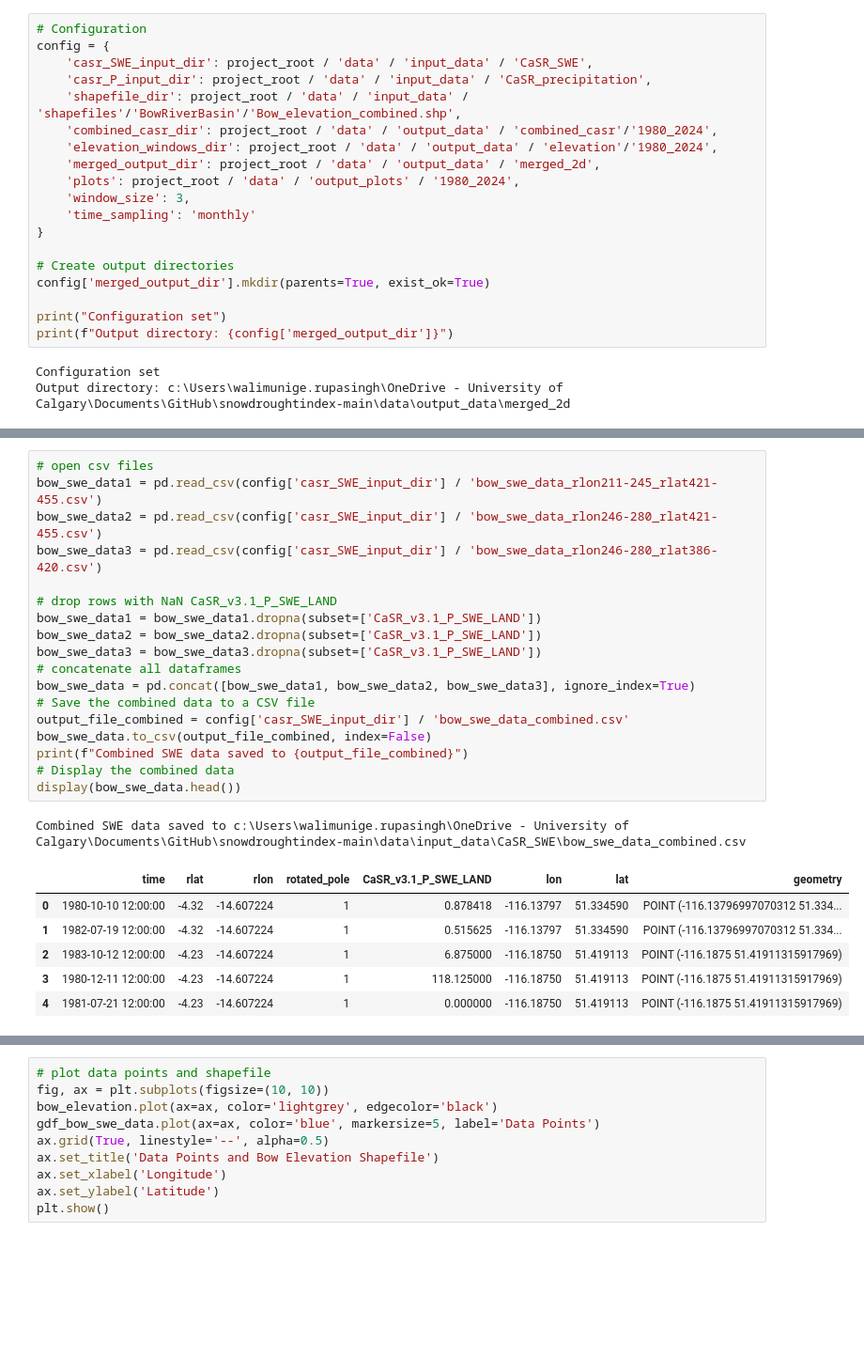
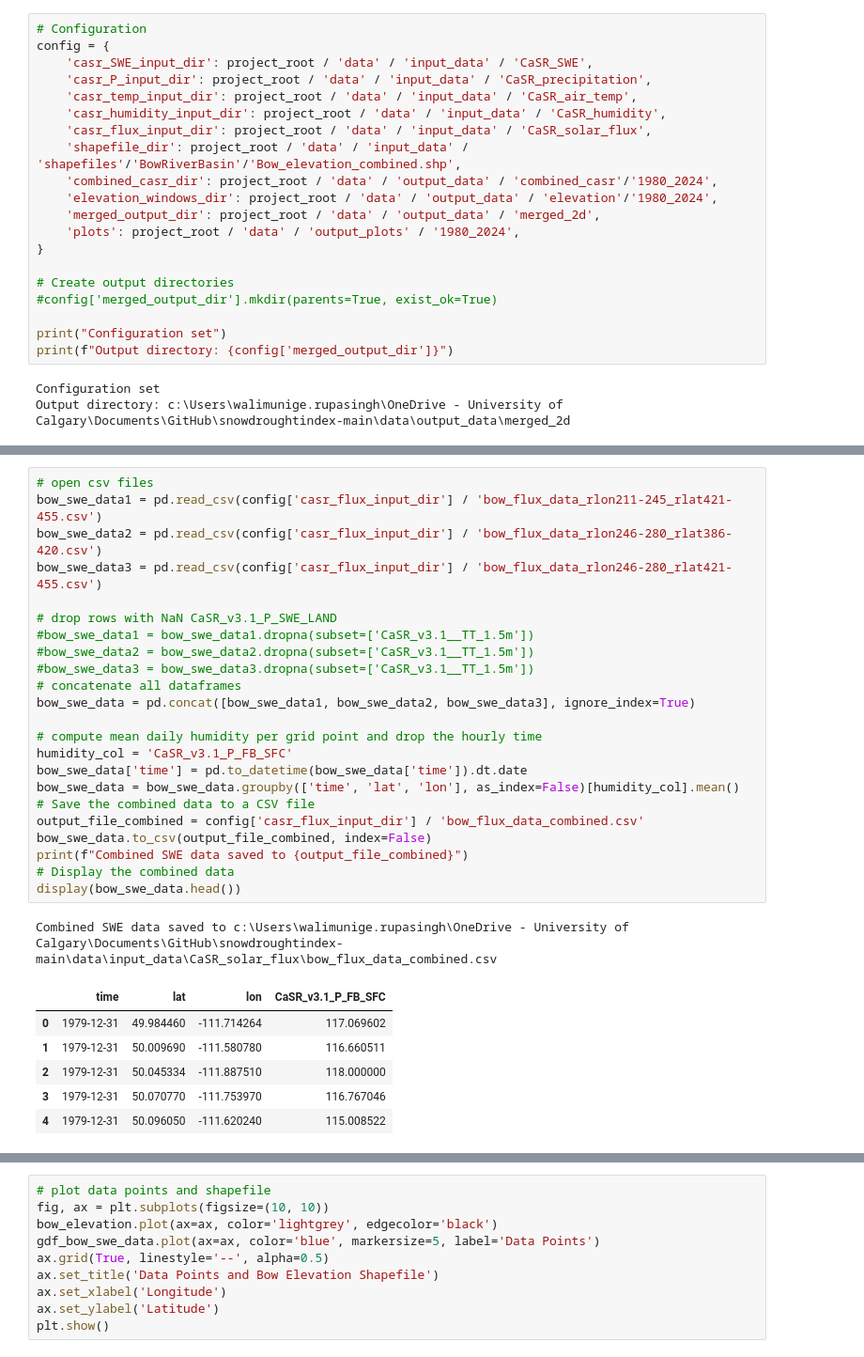
Before and after one commit to Nadiesenali/snowdroughtindex-main, a Jupyter notebook: notebooks/workflows/0.3_CaSR_data_preparation.ipynb, the cells around one changed output, grey strips where cells are left out. Shown: that part at 94% size. Saved outputs shown, nothing was run; the diff lists cells and outputs as text; blank space fills up the shorter version.

```diff
--- a/notebooks/workflows/0.3_CaSR_data_preparation.ipynb
+++ b/notebooks/workflows/0.3_CaSR_data_preparation.ipynb
@@ -52,17 +48,18 @@ logger = logging.getLogger(__name__)
 config = {
     'casr_SWE_input_dir': project_root / 'data' / 'input_data' / 'CaSR_SWE',
     'casr_P_input_dir': project_root / 'data' / 'input_data' / 'CaSR_precipitation',
+    'casr_temp_input_dir': project_root / 'data' / 'input_data' / 'CaSR_air_temp',
+    'casr_humidity_input_dir': project_root / 'data' / 'input_data' / 'CaSR_humidity',
+    'casr_flux_input_dir': project_root / 'data' / 'input_data' / 'CaSR_solar_flux',
     'shapefile_dir': project_root / 'data' / 'input_data' / 'shapefiles'/'BowRiverBasin'/'Bow_elevation_combined.shp',
     'combined_casr_dir': project_root / 'data' / 'output_data' / 'combined_casr'/'1980_2024',
     'elevation_windows_dir': project_root / 'data' / 'output_data' / 'elevation'/'1980_2024',
     'merged_output_dir': project_root / 'data' / 'output_data' / 'merged_2d',
     'plots': project_root / 'data' / 'output_plots' / '1980_2024',
-    'window_size': 3,
-    'time_sampling': 'monthly'
 }
 
 # Create output directories
-config['merged_output_dir'].mkdir(parents=True, exist_ok=True)
+#config['merged_output_dir'].mkdir(parents=True, exist_ok=True)
 
 print("Configuration set")
 print(f"Output directory: {config['merged_output_dir']}")
@@ -716,26 +164,31 @@ Extracted SWE data saved to c:\Users\walimunige.rupasingh\OneDrive - University
 # %%
 # open csv files
-bow_swe_data1 = pd.read_csv(config['casr_SWE_input_dir'] / 'bow_swe_data_rlon211-245_rlat421-455.csv')
-bow_swe_data2 = pd.read_csv(config['casr_SWE_input_dir'] / 'bow_swe_data_rlon246-280_rlat421-455.csv')
-bow_swe_data3 = pd.read_csv(config['casr_SWE_input_dir'] / 'bow_swe_data_rlon246-280_rlat386-420.csv')
+bow_swe_data1 = pd.read_csv(config['casr_flux_input_dir'] / 'bow_flux_data_rlon211-245_rlat421-455.csv')
+bow_swe_data2 = pd.read_csv(config['casr_flux_input_dir'] / 'bow_flux_data_rlon246-280_rlat386-420.csv')
+bow_swe_data3 = pd.read_csv(config['casr_flux_input_dir'] / 'bow_flux_data_rlon246-280_rlat421-455.csv')
 
 # drop rows with NaN CaSR_v3.1_P_SWE_LAND
-bow_swe_data1 = bow_swe_data1.dropna(subset=['CaSR_v3.1_P_SWE_LAND'])
-bow_swe_data2 = bow_swe_data2.dropna(subset=['CaSR_v3.1_P_SWE_LAND'])
-bow_swe_data3 = bow_swe_data3.dropna(subset=['CaSR_v3.1_P_SWE_LAND'])
+#bow_swe_data1 = bow_swe_data1.dropna(subset=['CaSR_v3.1__TT_1.5m'])
+#bow_swe_data2 = bow_swe_data2.dropna(subset=['CaSR_v3.1__TT_1.5m'])
+#bow_swe_data3 = bow_swe_data3.dropna(subset=['CaSR_v3.1__TT_1.5m'])
 # concatenate all dataframes
 bow_swe_data = pd.concat([bow_swe_data1, bow_swe_data2, bow_swe_data3], ignore_index=True)
+
+# compute mean daily humidity per grid point and drop the hourly time
+humidity_col = 'CaSR_v3.1_P_FB_SFC'
+bow_swe_data['time'] = pd.to_datetime(bow_swe_data['time']).dt.date
+bow_swe_data = bow_swe_data.groupby(['time', 'lat', 'lon'], as_index=False)[humidity_col].mean()
 # Save the combined data to a CSV file
-output_file_combined = config['casr_SWE_input_dir'] / 'bow_swe_data_combined.csv'
+output_file_combined = config['casr_flux_input_dir'] / 'bow_flux_data_combined.csv'
 bow_swe_data.to_csv(output_file_combined, index=False)
 print(f"Combined SWE data saved to {output_file_combined}")
 # Display the combined data
 display(bow_swe_data.head())
 # %% [output]
-Combined SWE data saved to c:\Users\walimunige.rupasingh\OneDrive - University of Calgary\Documents\GitHub\snowdroughtindex-main\data\input_data\CaSR_SWE\bow_swe_data_combined.csv
+Combined SWE data saved to c:\Users\walimunige.rupasingh\OneDrive - University of Calgary\Documents\GitHub\snowdroughtindex-main\data\input_data\CaSR_solar_flux\bow_flux_data_combined.csv
-|  | time | rlat | rlon | rotated_pole | CaSR_v3.1_P_SWE_LAND | lon | lat | geometry |
-| 0 | 1980-10-10 12:00:00 | -4.32 | -14.607224 | 1 | 0.878418 | -116.13797 | 51.334590 | POINT (-116.13796997070312 51.334... |
-| 1 | 1982-07-19 12:00:00 | -4.32 | -14.607224 | 1 | 0.515625 | -116.13797 | 51.334590 | POINT (-116.13796997070312 51.334... |
-| 2 | 1983-10-12 12:00:00 | -4.23 | -14.607224 | 1 | 6.875000 | -116.18750 | 51.419113 | POINT (-116.1875 51.41911315917969) |
-| 3 | 1980-12-11 12:00:00 | -4.23 | -14.607224 | 1 | 118.125000 | -116.18750 | 51.419113 | POINT (-116.1875 51.41911315917969) |
-| 4 | 1981-07-21 12:00:00 | -4.23 | -14.607224 | 1 | 0.000000 | -116.18750 | 51.419113 | POINT (-116.1875 51.41911315917969) |
+|  | time | lat | lon | CaSR_v3.1_P_FB_SFC |
+| 0 | 1979-12-31 | 49.984460 | -111.714264 | 117.069602 |
+| 1 | 1979-12-31 | 50.009690 | -111.580780 | 116.660511 |
+| 2 | 1979-12-31 | 50.045334 | -111.887510 | 118.000000 |
+| 3 | 1979-12-31 | 50.070770 | -111.753970 | 116.767046 |
+| 4 | 1979-12-31 | 50.096050 | -111.620240 | 115.008522 |
```
Also changed, not shown: parts of 26 cells of this notebook, 2 other files.
